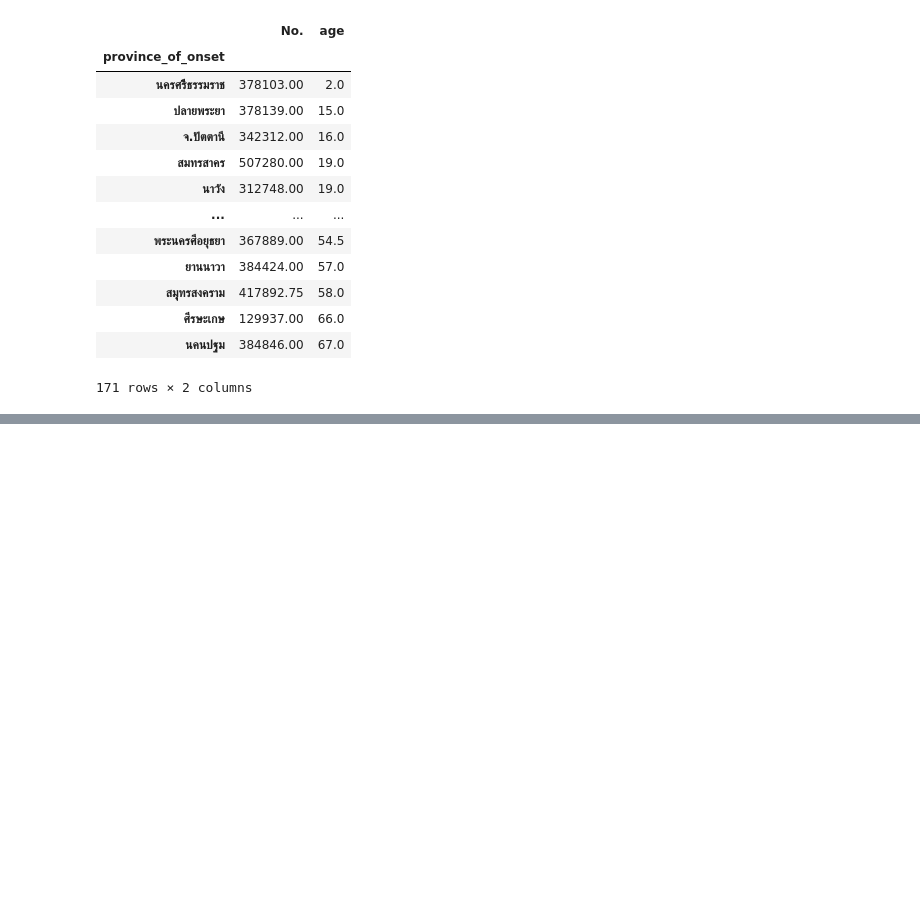
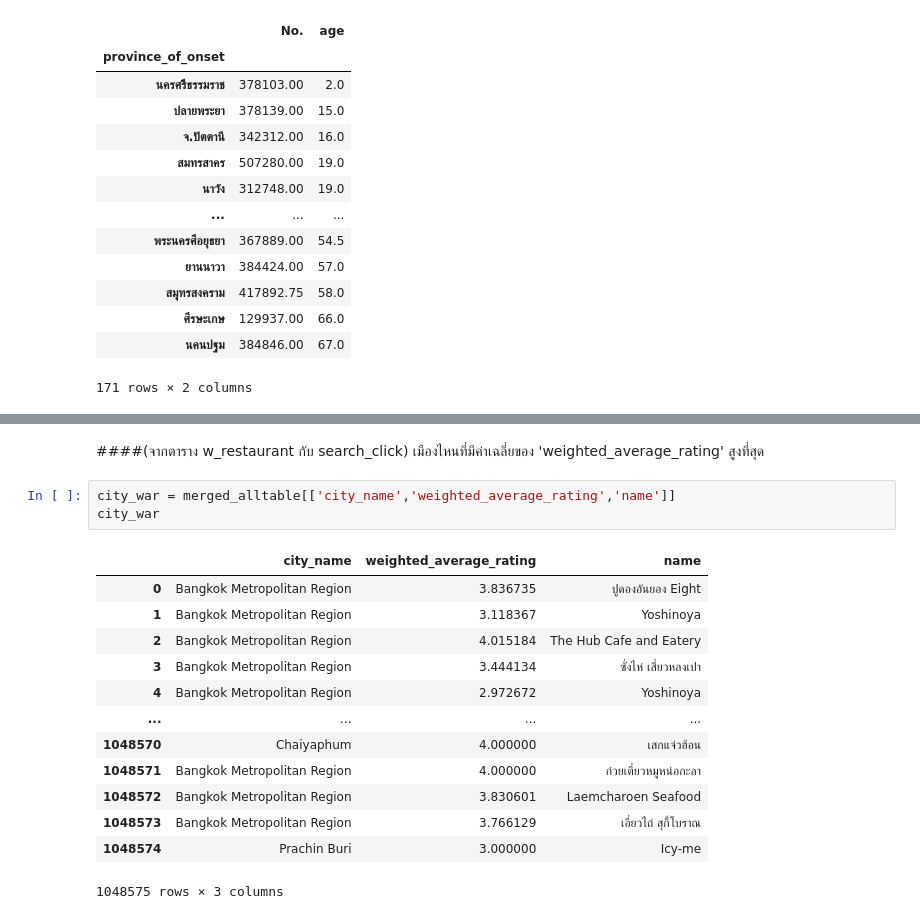
Before and after one commit to chuangchai49097/DWDM21, a Jupyter notebook: Data_Preprocessing_(Chapter_3).ipynb, the cells around one changed output, grey strips where cells are left out. Saved outputs shown, nothing was run; the diff lists cells and outputs as text; blank space fills up the shorter version.

```diff
--- a/Data_Preprocessing_(Chapter_3).ipynb
+++ b/Data_Preprocessing_(Chapter_3).ipynb
@@ -1451,0 +1497,19 @@ HW + Quiz
+# %% [markdown]
+####(จากตาราง w_restaurant กับ search_click) เมืองไหนที่มีค่าเฉลี่ยของ 'weighted_average_rating' สูงที่สุด
+# %%
+city_war = merged_alltable[['city_name','weighted_average_rating','name']]
+city_war
+# %% [output]
+|  | city_name | weighted_average_rating | name |
+| 0 | Bangkok Metropolitan Region | 3.836735 | ปูดองอันยอง Eight |
+| 1 | Bangkok Metropolitan Region | 3.118367 | Yoshinoya |
+| 2 | Bangkok Metropolitan Region | 4.015184 | The Hub Cafe and Eatery |
+| 3 | Bangkok Metropolitan Region | 3.444134 | ซั่งไห่ เสี่ยวหลงเปา |
+| 4 | Bangkok Metropolitan Region | 2.972672 | Yoshinoya |
+| ... | ... | ... | ... |
+| 1048570 | Chaiyaphum | 4.000000 | เสกแจ่วฮ้อน |
+| 1048571 | Bangkok Metropolitan Region | 4.000000 | ก๋วยเตี๋ยวหมูหน่อกะลา |
+| 1048572 | Bangkok Metropolitan Region | 3.830601 | Laemcharoen Seafood |
+| 1048573 | Bangkok Metropolitan Region | 3.766129 | เอี่ยวไถ่ สุกี้โบราณ |
+| 1048574 | Prachin Buri | 3.000000 | Icy-me |
+1048575 rows × 3 columns
```
Also changed, not shown: parts of 12 cells of this notebook.
